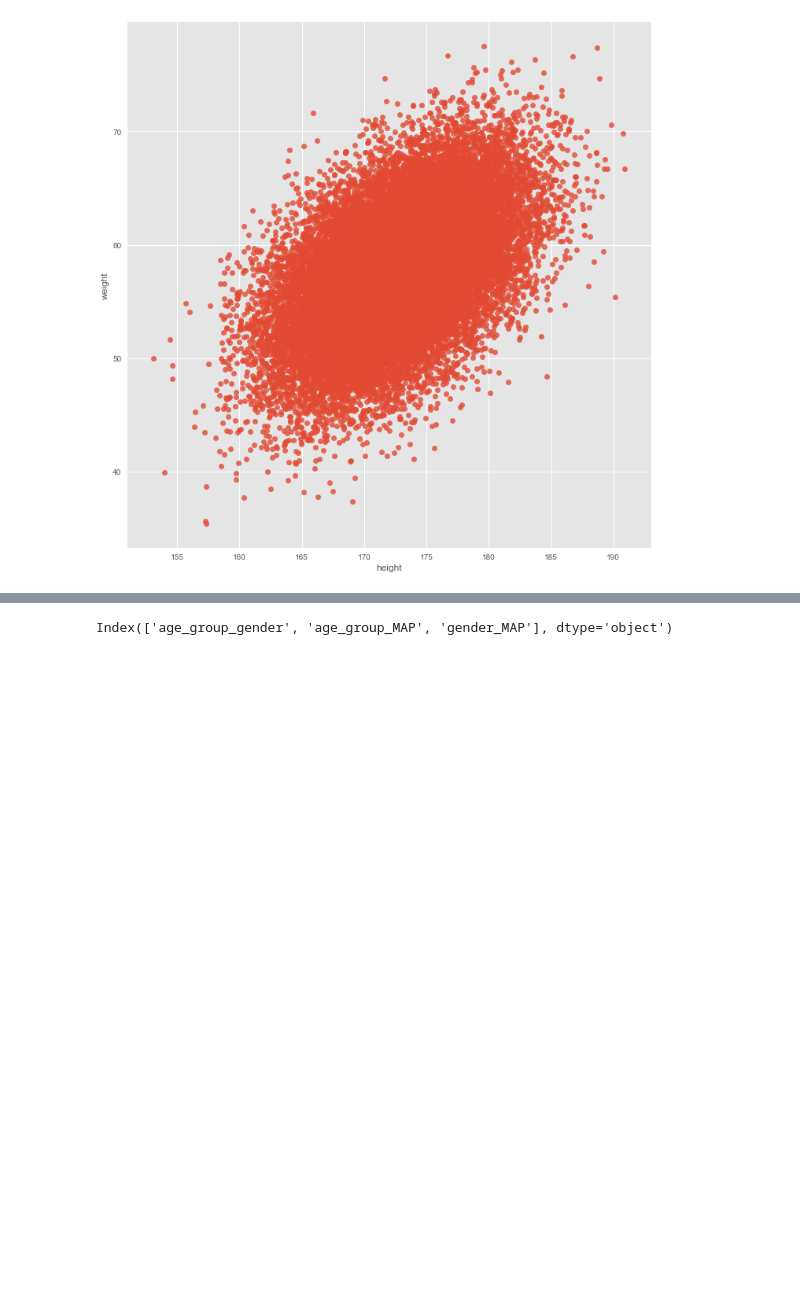
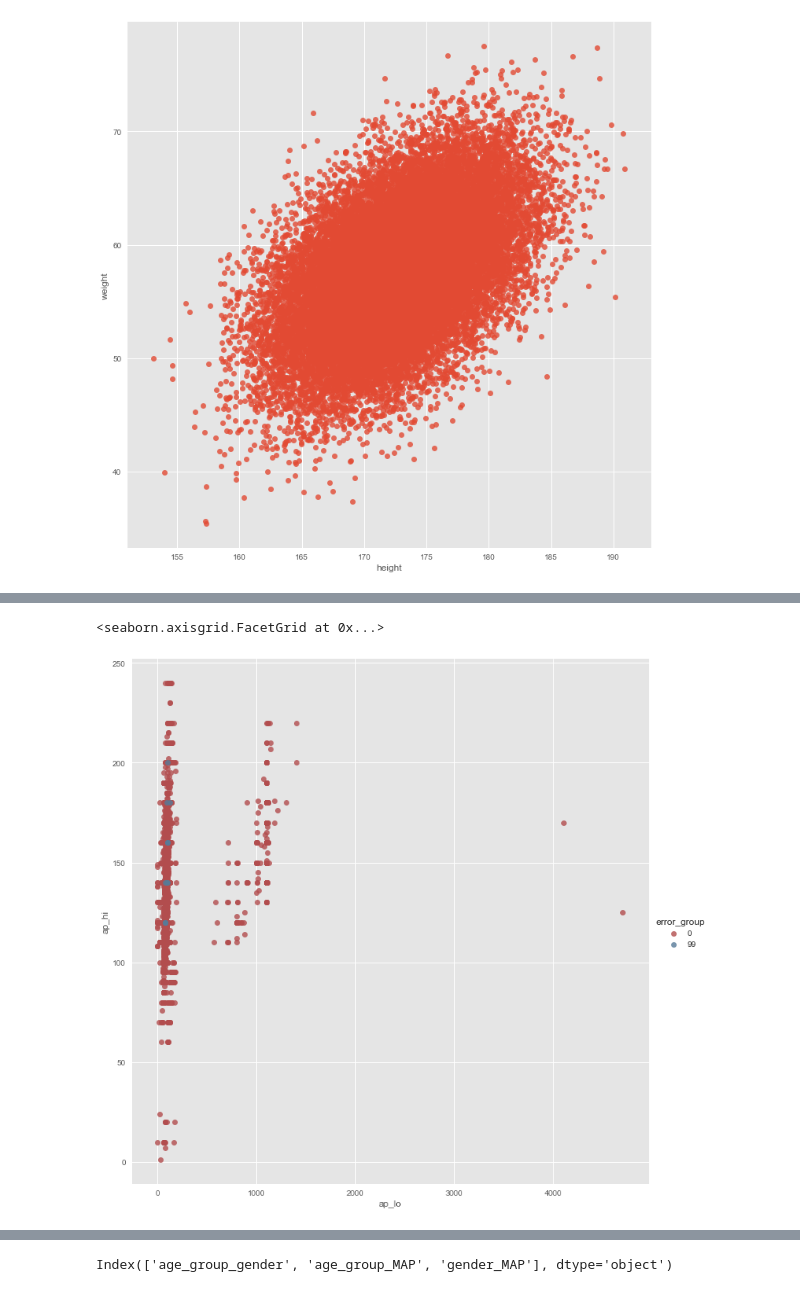
Before and after one commit to mortido/ML-Boot-Camp-V, a Jupyter notebook: CLEAN.ipynb, the cells around one changed output, grey strips where cells are left out. Cells and saved outputs as stored; diff of their text form; code cells hidden in the pictures; blank space fills up the shorter version.

```diff
--- a/CLEAN.ipynb
+++ b/CLEAN.ipynb
@@ -43,0 +189,5 @@ data.loc[data['weight']<40]
+# %%
+sns.lmplot(x='ap_lo', y='ap_hi', data=data.loc[(data['ap_hi']<250)&(data['ap_lo']<5000)], hue='error_group', fit_reg=False, size=10, palette=sns.color_palette("Set1", n_colors=20, desat=.5))
+# %% [output]
+<seaborn.axisgrid.FacetGrid at 0x...>
+[figure, added]
```
Also changed, not shown: parts of 19 cells of this notebook, 4 other files.
